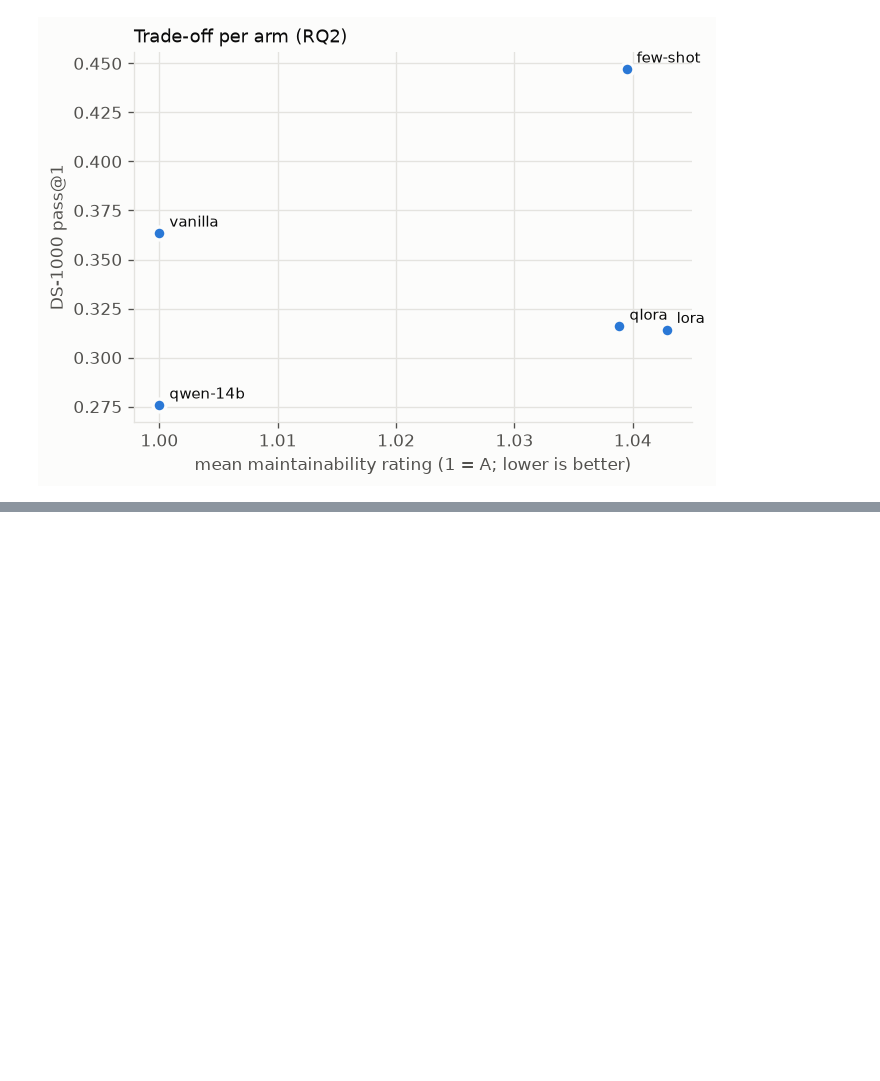
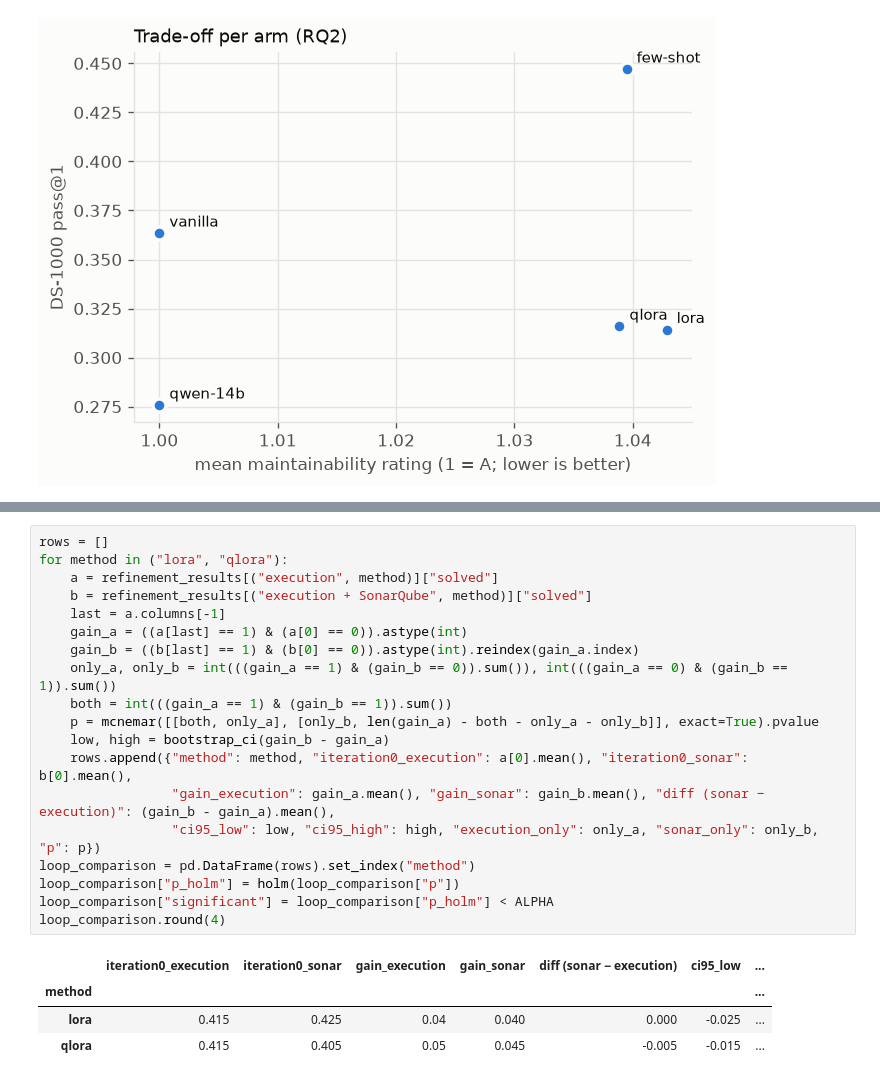
Before and after one commit to dimsmaul/code4ml-peft-experiment, a Jupyter notebook: analysis/index.ipynb, the cells around one changed output, grey strips where cells are left out. Drawn from its saved outputs; the diff is of its cells as text; blank space fills up the shorter version.

```diff
--- a/analysis/index.ipynb
+++ b/analysis/index.ipynb
@@ -612,0 +642,24 @@ saturation point: iteration 2
+# %%
+rows = []
+for method in ("lora", "qlora"):
+    a = refinement_results[("execution", method)]["solved"]
+    b = refinement_results[("execution + SonarQube", method)]["solved"]
+    last = a.columns[-1]
+    gain_a = ((a[last] == 1) & (a[0] == 0)).astype(int)
+    gain_b = ((b[last] == 1) & (b[0] == 0)).astype(int).reindex(gain_a.index)
+    only_a, only_b = int(((gain_a == 1) & (gain_b == 0)).sum()), int(((gain_a == 0) & (gain_b == 1)).sum())
+    both = int(((gain_a == 1) & (gain_b == 1)).sum())
+    p = mcnemar([[both, only_a], [only_b, len(gain_a) - both - only_a - only_b]], exact=True).pvalue
+    low, high = bootstrap_ci(gain_b - gain_a)
+    rows.append({"method": method, "iteration0_execution": a[0].mean(), "iteration0_sonar": b[0].mean(),
+                 "gain_execution": gain_a.mean(), "gain_sonar": gain_b.mean(), "diff (sonar − execution)": (gain_b - gain_a).mean(),
+                 "ci95_low": low, "ci95_high": high, "execution_only": only_a, "sonar_only": only_b, "p": p})
+loop_comparison = pd.DataFrame(rows).set_index("method")
+loop_comparison["p_holm"] = holm(loop_comparison["p"])
+loop_comparison["significant"] = loop_comparison["p_holm"] < ALPHA
+loop_comparison.round(4)
+# %% [output]
+|  | iteration0_execution | iteration0_sonar | gain_execution | gain_sonar | diff (sonar − execution) | ci95_low | ... |
+| method |  |  |  |  |  |  | ... |
+| lora | 0.415 | 0.425 | 0.04 | 0.040 | 0.000 | -0.025 | ... |
+| qlora | 0.415 | 0.405 | 0.05 | 0.045 | -0.005 | -0.015 | ... |
```
Also changed, not shown: parts of 7 cells of this notebook.
